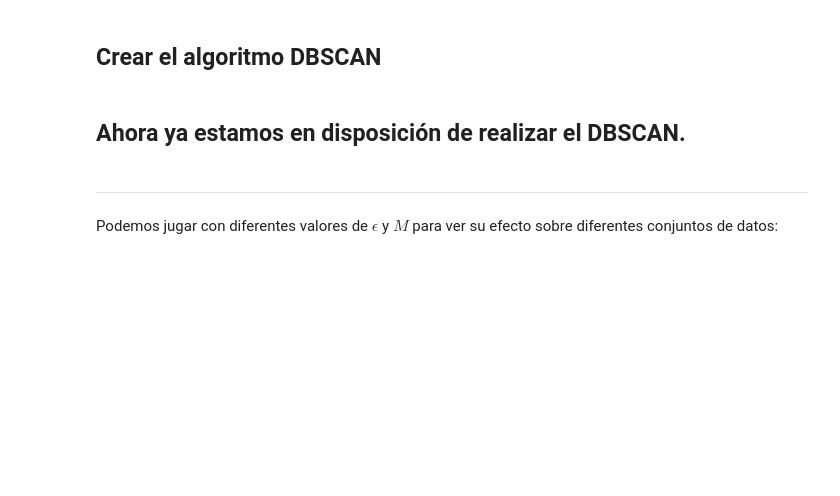
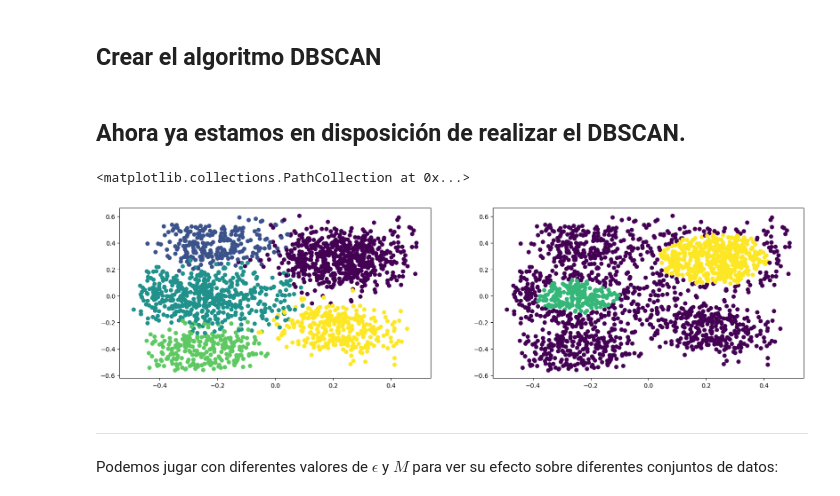
Before and after one commit to SandraNavarrete-docente/aprendizaje-automatico-252601, a Jupyter notebook: 04-MODELOS-NO-SUPERVISADOS/4_6_1_Métodos_de_clustering_basado_en_densidad.ipynb, the cells around one changed output. Saved outputs shown, nothing was run; the diff lists cells and outputs as text; code cells hidden in the pictures; blank space fills up the shorter version.

```diff
--- a/04-MODELOS-NO-SUPERVISADOS/4_6_1_Métodos_de_clustering_basado_en_densidad.ipynb
+++ b/04-MODELOS-NO-SUPERVISADOS/4_6_1_Métodos_de_clustering_basado_en_densidad.ipynb
@@ -69,7 +69,7 @@ def matriz_distancias(X, distancia):
     return mD
 # %%
 def encuentra_vecindario(mDistancia, i, eps):
-    vecinos = # P1 SU CODIGO AQUI
+    vecinos = np.where(mDistancia[i,:] <eps)[0]
     vecinos = vecinos[vecinos != i]
     return vecinos
 # %% [markdown]
@@ -90,7 +90,7 @@ def expandir_cluster(mDistancia, labels, vecindario, C, eps, M):
             if vecindario_j.size >= M:
                 # si "j" es un punto nuclear, mezclamos el punto j y sus vecinos
                 # con el vecindario que estamos recorriendo
-                vecindario =  # P2 SU CODIGO AQUI
+                vecindario =  np.append(vecindario, vecindario_j)
         it += 1
 # %%
 def agrupamiento_densidad_DBSCAN(mDistancia, eps, M):
@@ -102,11 +102,11 @@ def agrupamiento_densidad_DBSCAN(mDistancia, eps, M):
         vecindario = encuentra_vecindario(mDistancia, i, eps)
         if len(vecindario) < M:
             # Si NO es un punto nuclear
-            labels[i] =  # P3 SU CODIGO AQUI
+            labels[i] =  -1
         else:
             # Si es un punto nuclear, le asignamos un nuevo C y tratamos de expandirlo
             C += 1
-            labels[i] =  # P4 SU CODIGO AQUI
+            labels[i] = C
             expandir_cluster(mDistancia, labels, vecindario, C, eps, M)
     return labels
 # %% [markdown]
@@ -114,13 +114,17 @@ def agrupamiento_densidad_DBSCAN(mDistancia, eps, M):
 # %%
 eps = 0.07
 M = 70
 
-mDistancia =  # P5 SU CODIGO AQUI
+mDistancia =  matriz_distancias(Dx, distancia_euclidiana)
+
 Dyp = agrupamiento_densidad_DBSCAN(mDistancia,eps,M)
 
 fig, ax = plt.subplots(1,2,figsize=(20,5))
 ax[0].scatter(Dx[:,0], Dx[:,1], c = Dy)
 ax[1].scatter(Dx[:,0], Dx[:,1], c = Dyp)
+# %% [output]
+<matplotlib.collections.PathCollection at 0x...>
+[figure, added]
 # %% [markdown]
 <hr>
 Podemos jugar con diferentes valores de $\epsilon$ y $M$ para ver su efecto sobre diferentes conjuntos de datos:
```
Also changed, not shown: parts of 7 cells of this notebook.
